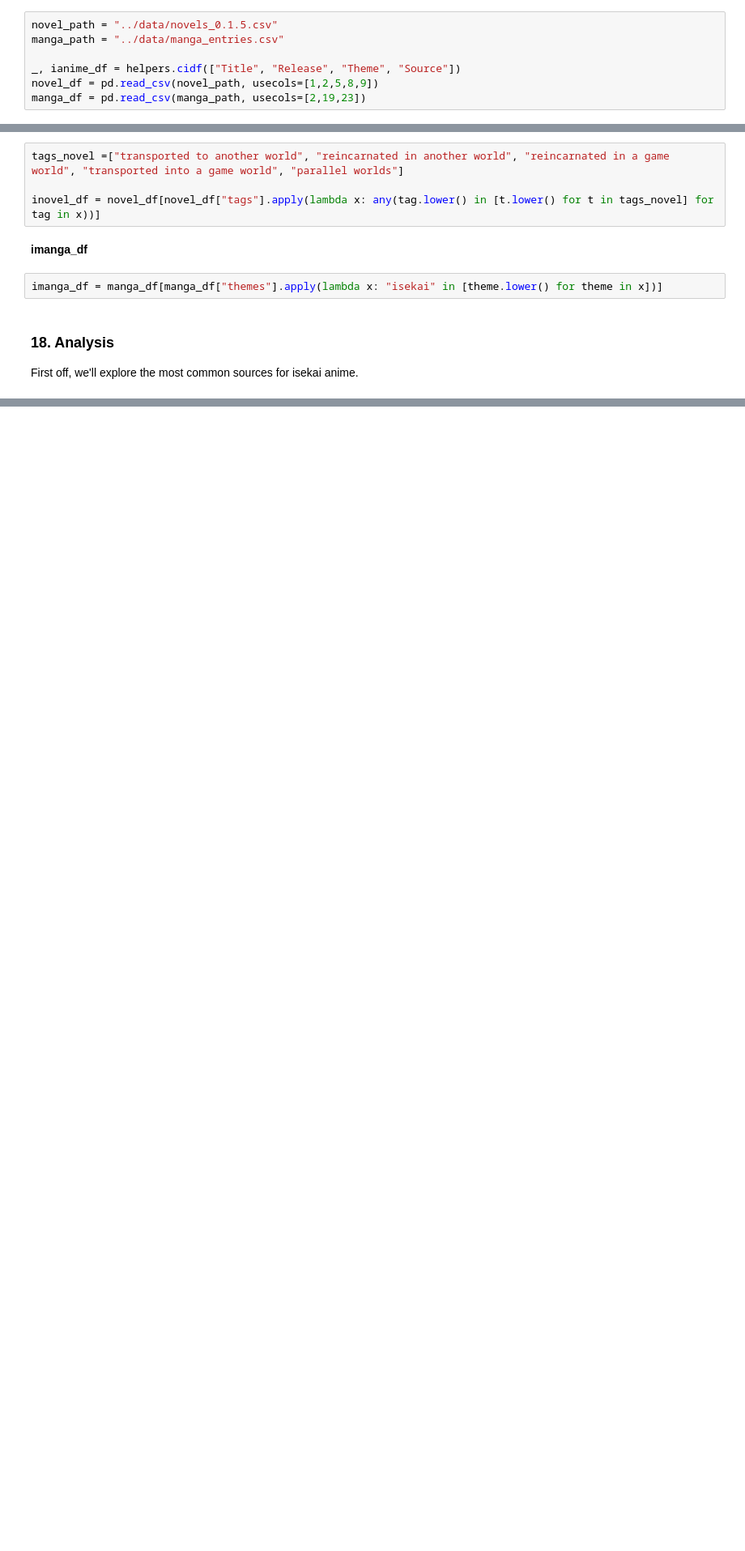
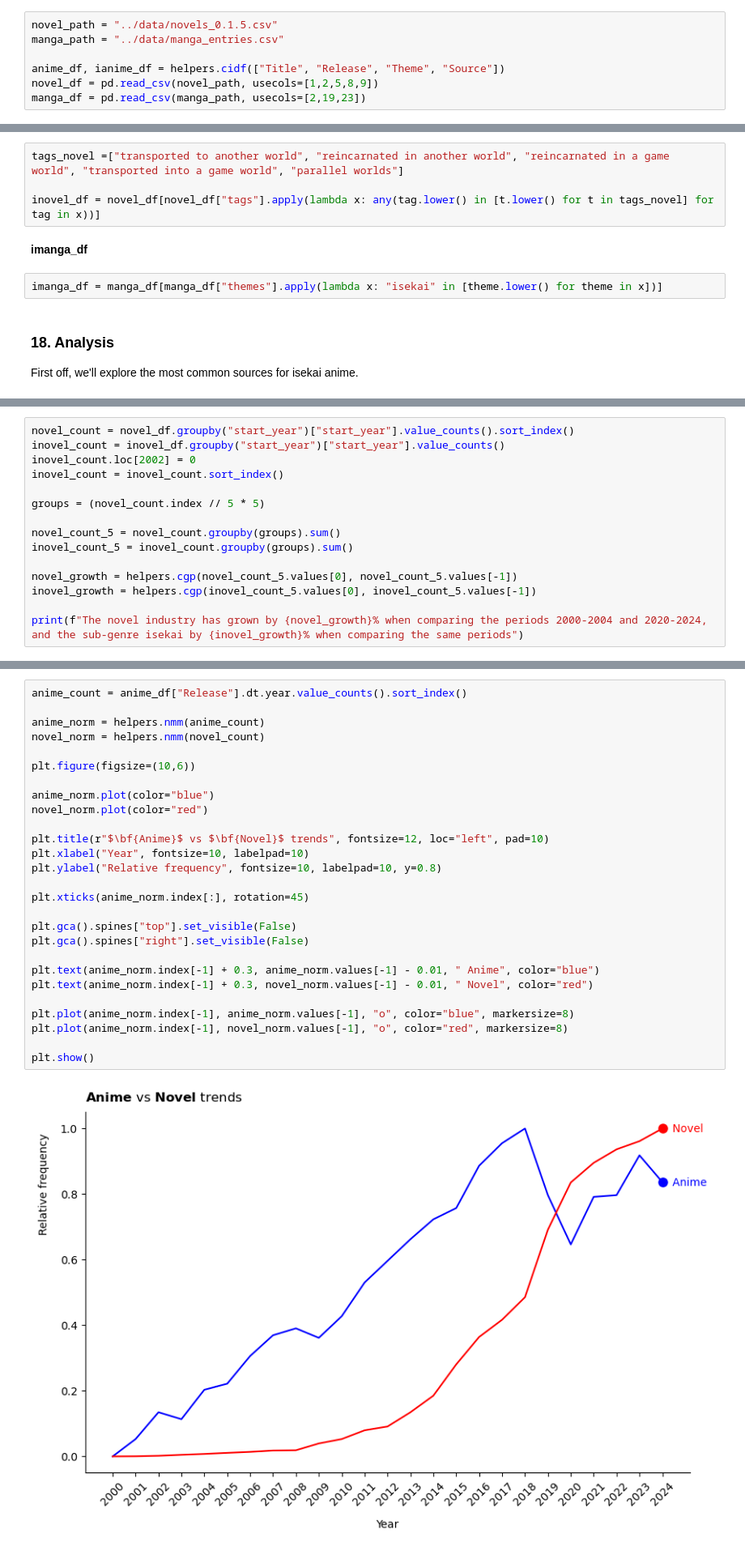
Before and after one commit to Andres-pixel35/isekai-growth-analysis, a Jupyter notebook: notebooks/notebook_3.ipynb, the cells around one changed output, grey strips where cells are left out. Shown at 81% size. Cells and saved outputs as stored; diff of their text form; blank space fills up the shorter version.

```diff
--- a/notebooks/notebook_3.ipynb
+++ b/notebooks/notebook_3.ipynb
@@ -46,7 +47,7 @@ from src import helpers
 novel_path = "../data/novels_0.1.5.csv"
 manga_path = "../data/manga_entries.csv"
 
-_, ianime_df = helpers.cidf(["Title", "Release", "Theme", "Source"])
+anime_df, ianime_df = helpers.cidf(["Title", "Release", "Theme", "Source"])
 novel_df = pd.read_csv(novel_path, usecols=[1,2,5,8,9])
 manga_df = pd.read_csv(manga_path, usecols=[2,19,23])
 # %% [markdown]
@@ -140,0 +150,15 @@ plt.show()
+# %%
+novel_count = novel_df.groupby("start_year")["start_year"].value_counts().sort_index()
+inovel_count = inovel_df.groupby("start_year")["start_year"].value_counts()
+inovel_count.loc[2002] = 0
+inovel_count = inovel_count.sort_index()
+
+groups = (novel_count.index // 5 * 5)
+
+novel_count_5 = novel_count.groupby(groups).sum()
+inovel_count_5 = inovel_count.groupby(groups).sum()
+
+novel_growth = helpers.cgp(novel_count_5.values[0], novel_count_5.values[-1])
+inovel_growth = helpers.cgp(inovel_count_5.values[0], inovel_count_5.values[-1])
+
+print(f"The novel industry has grown by {novel_growth}% when comparing the periods 2000-2004 and 2020-2024, and the sub-genre isekai by {inovel_growth}% when comparing the same periods")
@@ -140,0 +171,29 @@ plt.show()
+# %%
+anime_count = anime_df["Release"].dt.year.value_counts().sort_index()
+
+anime_norm = helpers.nmm(anime_count)
+novel_norm = helpers.nmm(novel_count)
+
+plt.figure(figsize=(10,6))
+
+anime_norm.plot(color="blue")
+novel_norm.plot(color="red")
+
+plt.title(r"$\bf{Anime}$ vs $\bf{Novel}$ trends", fontsize=12, loc="left", pad=10)
+plt.xlabel("Year", fontsize=10, labelpad=10)
+plt.ylabel("Relative frequency", fontsize=10, labelpad=10, y=0.8)
+
+plt.xticks(anime_norm.index[:], rotation=45)
+
+plt.gca().spines["top"].set_visible(False)
+plt.gca().spines["right"].set_visible(False)
+
+plt.text(anime_norm.index[-1] + 0.3, anime_norm.values[-1] - 0.01, " Anime", color="blue")
+plt.text(anime_norm.index[-1] + 0.3, novel_norm.values[-1] - 0.01, " Novel", color="red")
+
+plt.plot(anime_norm.index[-1], anime_norm.values[-1], "o", color="blue", markersize=8)
+plt.plot(anime_norm.index[-1], novel_norm.values[-1], "o", color="red", markersize=8)
+
+plt.show()
+# %% [output]
+[figure, added]
```
Also changed, not shown: parts of 18 cells of this notebook, 1 other file.
